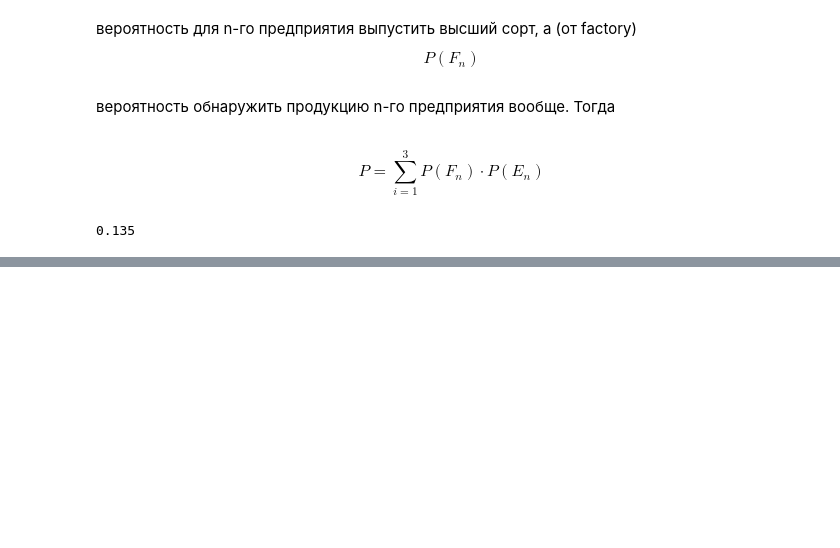
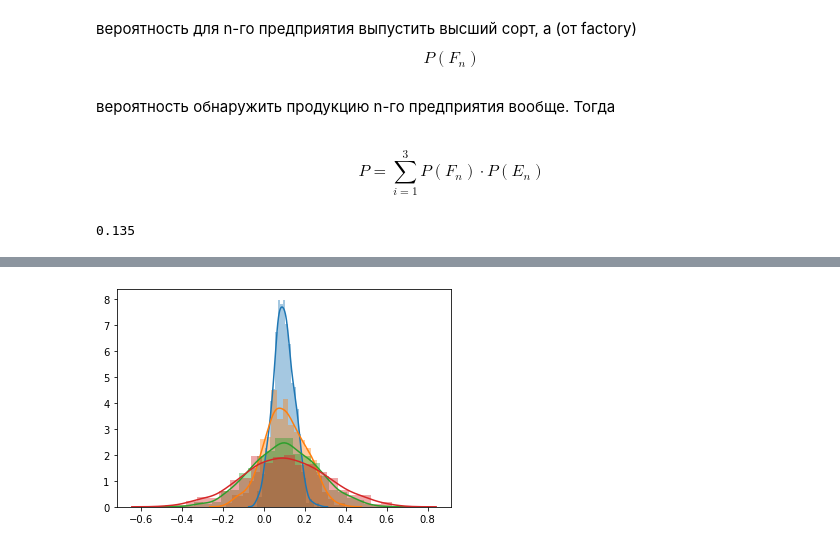
Before and after one commit to SperryUNIVAC/PYDA14, a Jupyter notebook: Math/math.ipynb, the cells around one changed output, grey strips where cells are left out. Saved outputs shown, nothing was run; the diff lists cells and outputs as text; code cells hidden in the pictures; blank space fills up the shorter version.

```diff
--- a/Math/math.ipynb
+++ b/Math/math.ipynb
@@ -788,0 +803,7 @@ P
+# %%
+for sg in sigma:
+    s = np.random.normal(mu[0], sg, 1000)
+    sns_plot = sns.distplot(s)
+    fig = sns_plot.get_figure()
+# %% [output]
+[figure, added]
```
Also changed, not shown: parts of 23 cells of this notebook, 1 other file.
